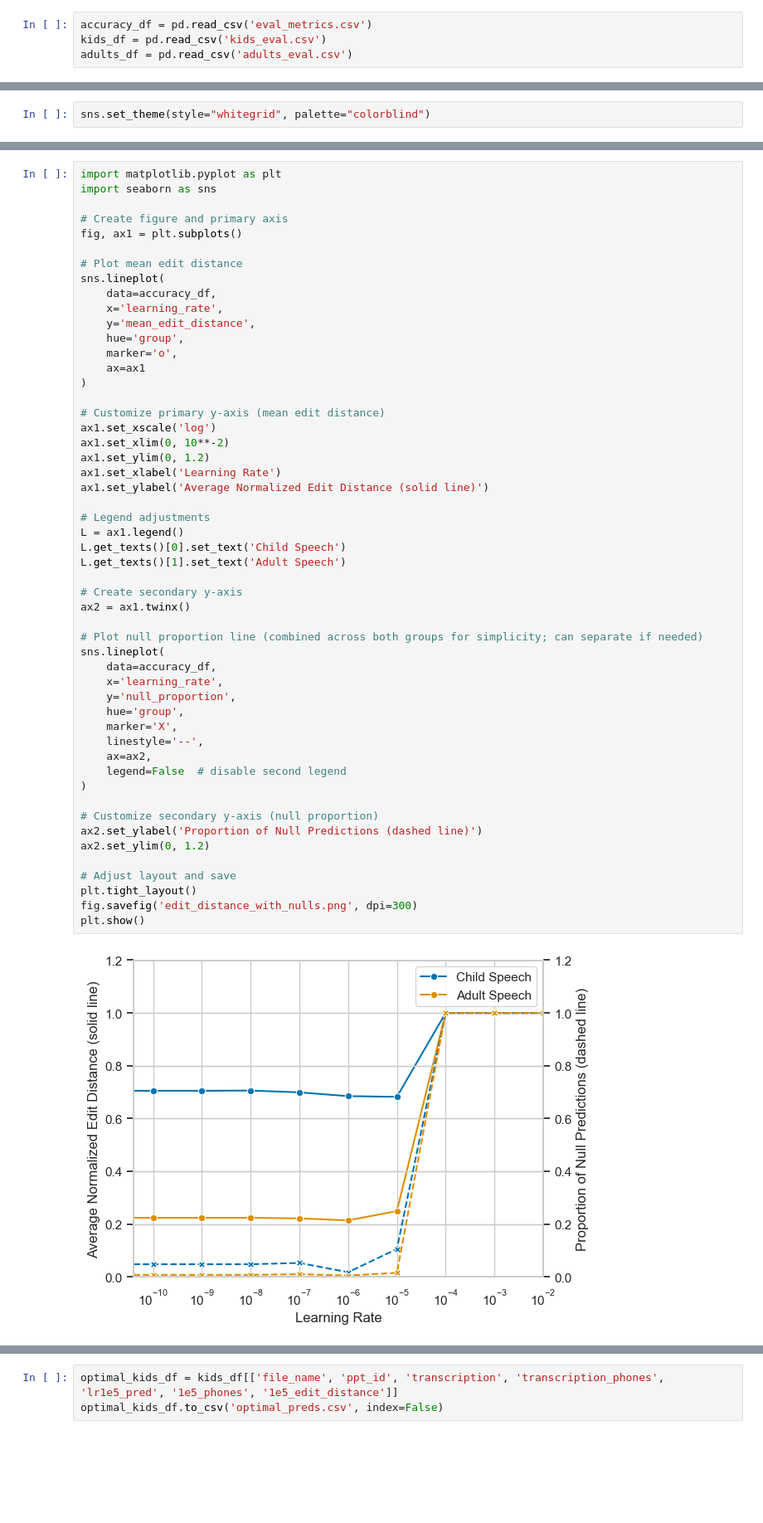
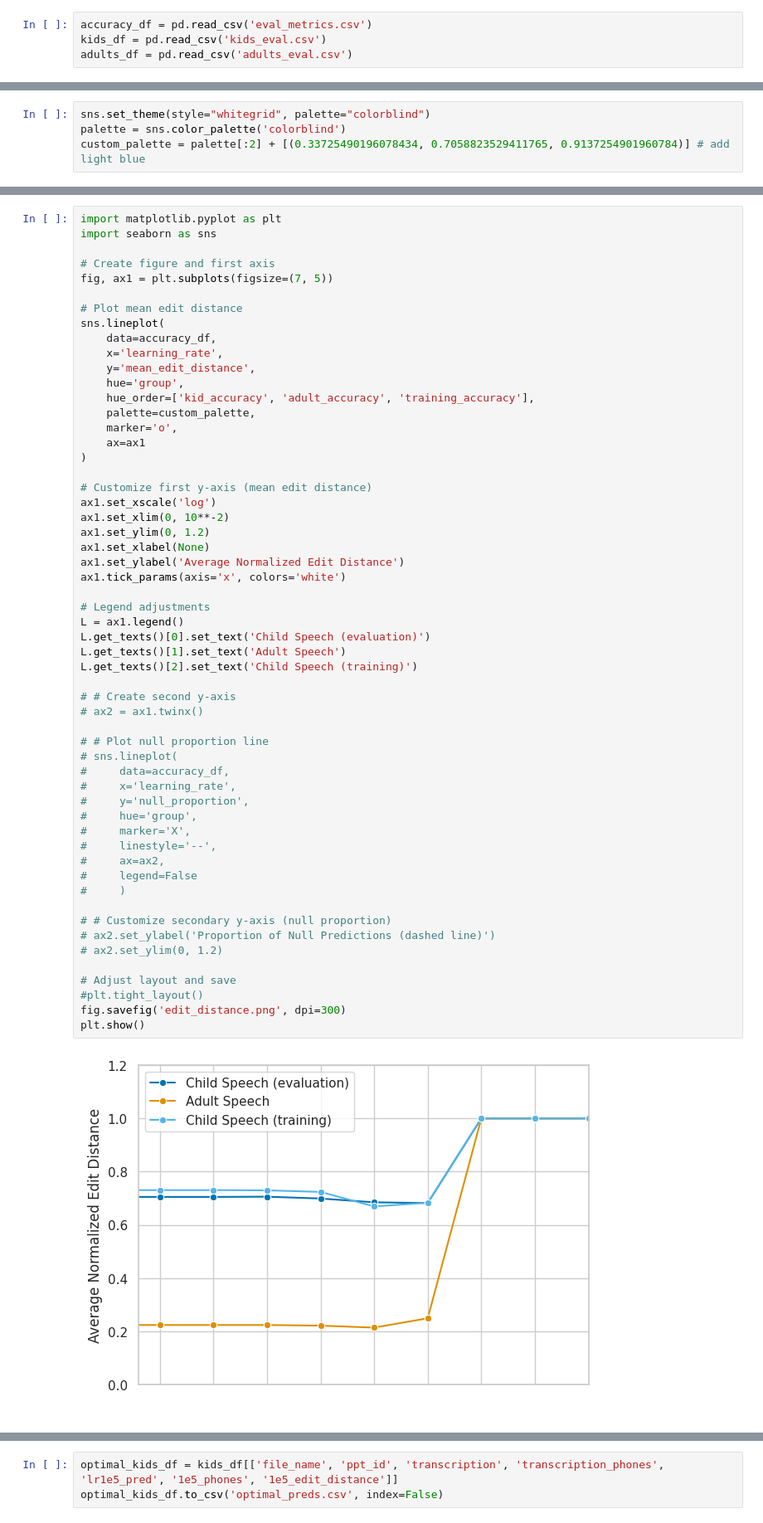
Before and after one commit to rdestaci/ASR_ChildSpeechAdapation, a Jupyter notebook: evaluation.ipynb, the cells around one changed output, grey strips where cells are left out. Shown: that part at 83% size. Saved outputs shown, nothing was run; the diff lists cells and outputs as text; blank space fills up the shorter version.

Commit message:
Add code for new plots

```diff
--- a/evaluation.ipynb
+++ b/evaluation.ipynb
@@ -317,2 +333,4 @@ accuracy_df
 # %%
 sns.set_theme(style="whitegrid", palette="colorblind")
+palette = sns.color_palette('colorblind')
+custom_palette = palette[:2] + [(0.33725490196078434, 0.7058823529411765, 0.9137254901960784)] # add light blue
@@ -401,54 +400,58 @@ plt.show()
 # %%
 import matplotlib.pyplot as plt
 import seaborn as sns
 
-# Create figure and primary axis
-fig, ax1 = plt.subplots()
+# Create figure and first axis
+fig, ax1 = plt.subplots(figsize=(7, 5))
 
 # Plot mean edit distance
 sns.lineplot(
     data=accuracy_df,
     x='learning_rate',
     y='mean_edit_distance',
     hue='group',
+    hue_order=['kid_accuracy', 'adult_accuracy', 'training_accuracy'],
+    palette=custom_palette,
     marker='o',
     ax=ax1
 )
 
-# Customize primary y-axis (mean edit distance)
+# Customize first y-axis (mean edit distance)
 ax1.set_xscale('log')
 ax1.set_xlim(0, 10**-2)
 ax1.set_ylim(0, 1.2)
-ax1.set_xlabel('Learning Rate')
-ax1.set_ylabel('Average Normalized Edit Distance (solid line)')
+ax1.set_xlabel(None)
+ax1.set_ylabel('Average Normalized Edit Distance')
+ax1.tick_params(axis='x', colors='white')
 
 # Legend adjustments
 L = ax1.legend()
-L.get_texts()[0].set_text('Child Speech')
+L.get_texts()[0].set_text('Child Speech (evaluation)')
 L.get_texts()[1].set_text('Adult Speech')
+L.get_texts()[2].set_text('Child Speech (training)')
 
-# Create secondary y-axis
-ax2 = ax1.twinx()
+# # Create second y-axis
+# ax2 = ax1.twinx()
 
-# Plot null proportion line (combined across both groups for simplicity; can separate if needed)
-sns.lineplot(
-    data=accuracy_df,
-    x='learning_rate',
-    y='null_proportion',
-    hue='group',
-    marker='X',
-    linestyle='--',
-    ax=ax2,
-    legend=False  # disable second legend
-)
+# # Plot null proportion line
+# sns.lineplot(
+#     data=accuracy_df,
+#     x='learning_rate',
+#     y='null_proportion',
+#     hue='group',
+#     marker='X',
+#     linestyle='--',
+#     ax=ax2,
+#     legend=False
+#     )
 
-# Customize secondary y-axis (null proportion)
-ax2.set_ylabel('Proportion of Null Predictions (dashed line)')
-ax2.set_ylim(0, 1.2)
+# # Customize secondary y-axis (null proportion)
+# ax2.set_ylabel('Proportion of Null Predictions (dashed line)')
+# ax2.set_ylim(0, 1.2)
 
 # Adjust layout and save
-plt.tight_layout()
-fig.savefig('edit_distance_with_nulls.png', dpi=300)
+#plt.tight_layout()
+fig.savefig('edit_distance.png', dpi=300)
 plt.show()
 # %% [output]
-[figure, old version]
+[figure, new version]
```
Also changed, not shown: parts of 16 cells of this notebook.
